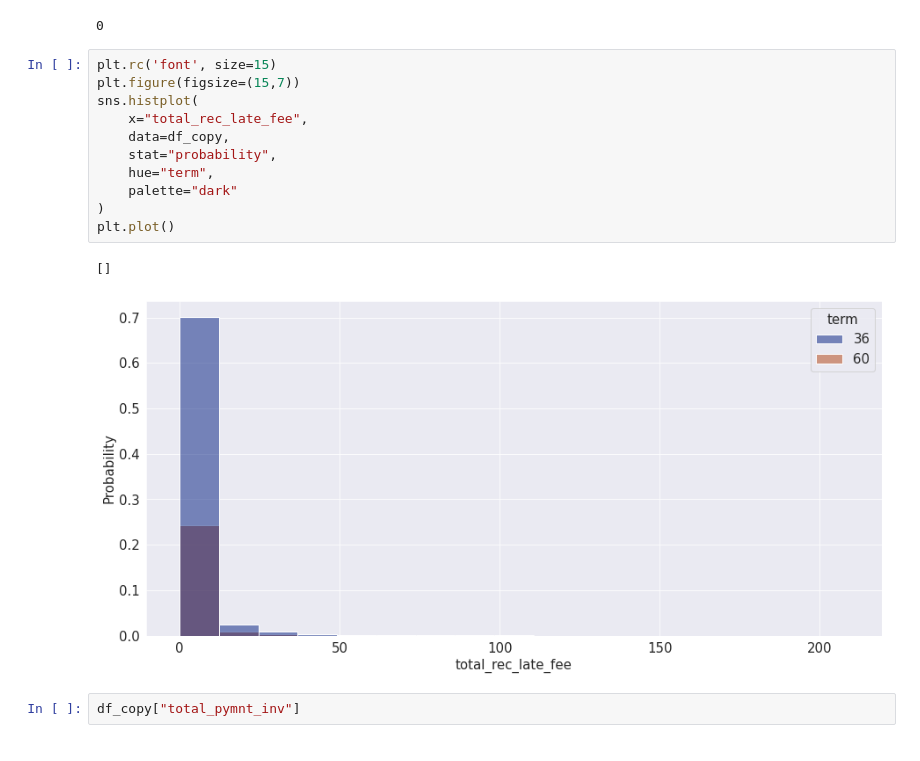
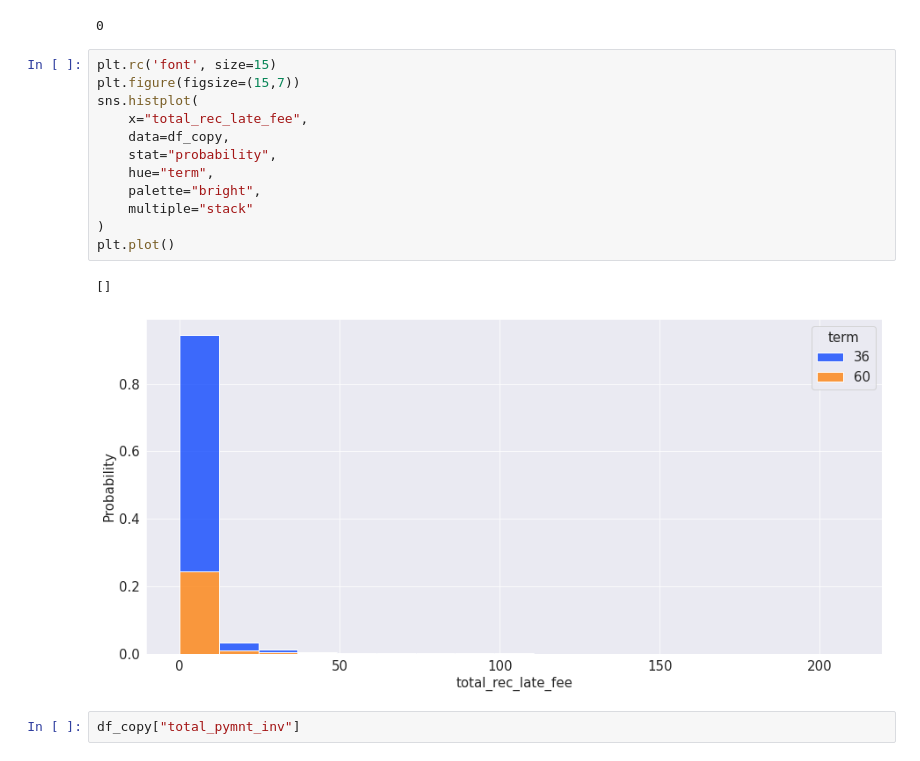
Before and after one commit to Chinmay487/money_lending_club, a Jupyter notebook: analysis.ipynb, the cells around one changed output. Drawn from its saved outputs; the diff is of its cells as text.

```diff
--- a/analysis.ipynb
+++ b/analysis.ipynb
@@ -1110,17 +1082,18 @@ df_copy["total_rec_late_fee"].isnull().sum()
 # %%
 plt.rc('font', size=15)
 plt.figure(figsize=(15,7))
 sns.histplot(
     x="total_rec_late_fee",
     data=df_copy,
     stat="probability",
     hue="term",
-    palette="dark"
+    palette="bright",
+    multiple="stack"
 )
 plt.plot()
 # %% [output]
 []
-[figure, old version]
+[figure, new version]
 # %%
 df_copy["total_pymnt_inv"]
 # %% [output]
```
Also changed, not shown: parts of 24 cells of this notebook, 2 other files.
